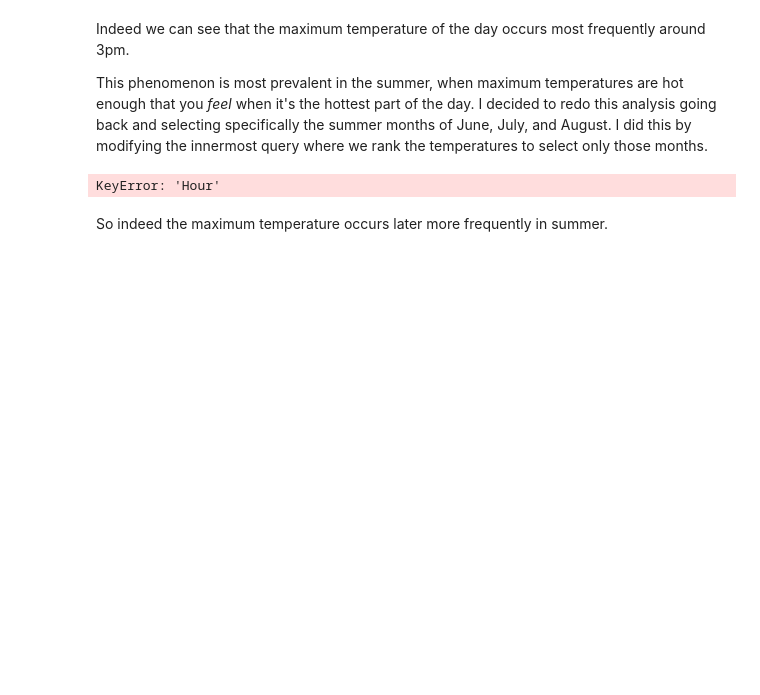
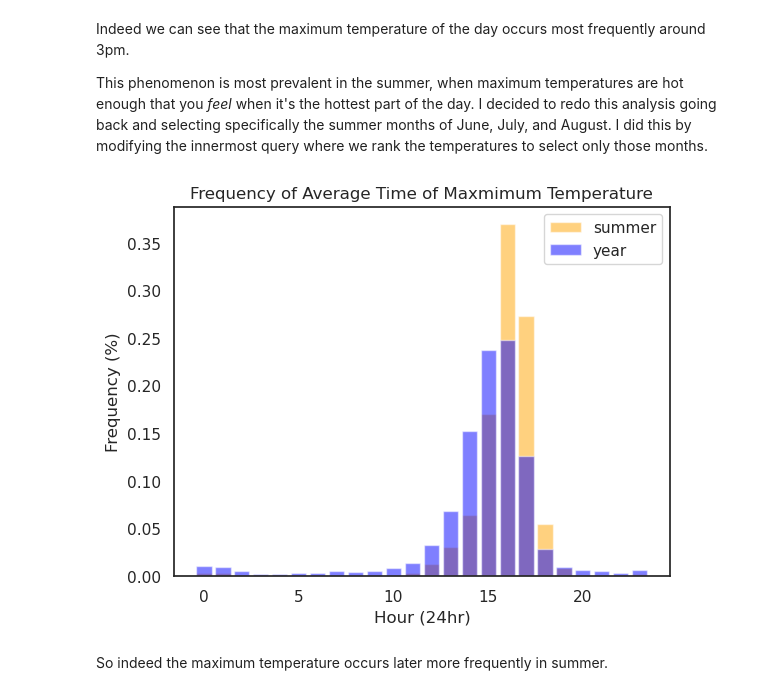
Before and after one commit to rbottoms18/sea-weather, a Jupyter notebook: weather_exploration.ipynb, the cells around one changed output. Drawn from its saved outputs; the diff is of its cells as text; code cells hidden in the pictures; blank space fills up the shorter version.

Commit message:
Fixed error in exploration

```diff
--- a/weather_exploration.ipynb
+++ b/weather_exploration.ipynb
@@ -120,33 +119,31 @@ This phenomenon is most prevalent in the summer, when maximum temperatures are h
 # %%
 query = """
 With MaxTempTimes AS (
         WITH RankedTemp AS (
             SELECT DATE(DateTime) as Date, TIME(DateTime) as Time,
                 Temperature, RANK() OVER (PARTITION BY DATE(DateTime) ORDER BY Temperature DESC) as Rank
             FROM SEA_weather
             WHERE CAST(STRFTIME('%m', DATE(DateTime)) AS INT) IN (6, 7, 8)
         )
         SELECT Date, TIME(AVG((STRFTIME('%H', Time) * 60 + STRFTIME('%M', Time)) * 60), 'unixepoch') AS AvgTime
         FROM RankedTemp
         WHERE Rank = 1
         GROUP BY Date
 )
-SELECT COUNT(Date), CAST(STRFTIME('%H', AvgTime) AS INT) as Hour
+SELECT CAST(COUNT(Date) as DOUBLE) / (SELECT COUNT(*) FROM MaxTempTimes) as Freq, CAST(STRFTIME('%H', AvgTime) AS INT) as Hour
 FROM MaxTempTimes
 GROUP BY Hour
 """
 
 max_temps_summer = pd.read_sql_query(query, connection)
-#display(max_temps_summer)
-max_temps_summer['COUNT(Date)'] = max_temps_summer['COUNT(Date)'] / max_temps_summer['COUNT(Date)'].sum()
-plt.plot(max_temps['Hour'].values, max_temps['COUNT(Date)'].values, label='year');
-plt.plot(max_temps_summer['Hour'].values, max_temps_summer['COUNT(Date)'].values, label='summer');
+plt.bar(max_temps_summer['Hour'].values, max_temps_summer['Freq'].values, label='summer', color='orange', alpha=0.5);
+plt.bar(max_temps['Hour'].values, max_temps['Freq'].values, label='year', color='blue', alpha=0.5)
 plt.legend();
 plt.title("Frequency of Average Time of Maxmimum Temperature")
 plt.xlabel("Hour (24hr)")
 plt.ylabel("Frequency (%)");
 # %% [output]
-KeyError: 'Hour'
+[figure, added]
 # %% [markdown]
 So indeed the maximum temperature occurs later more frequently in summer.
 # %% [markdown]
```
Also changed, not shown: parts of 1 cell of this notebook, 3 other files.
